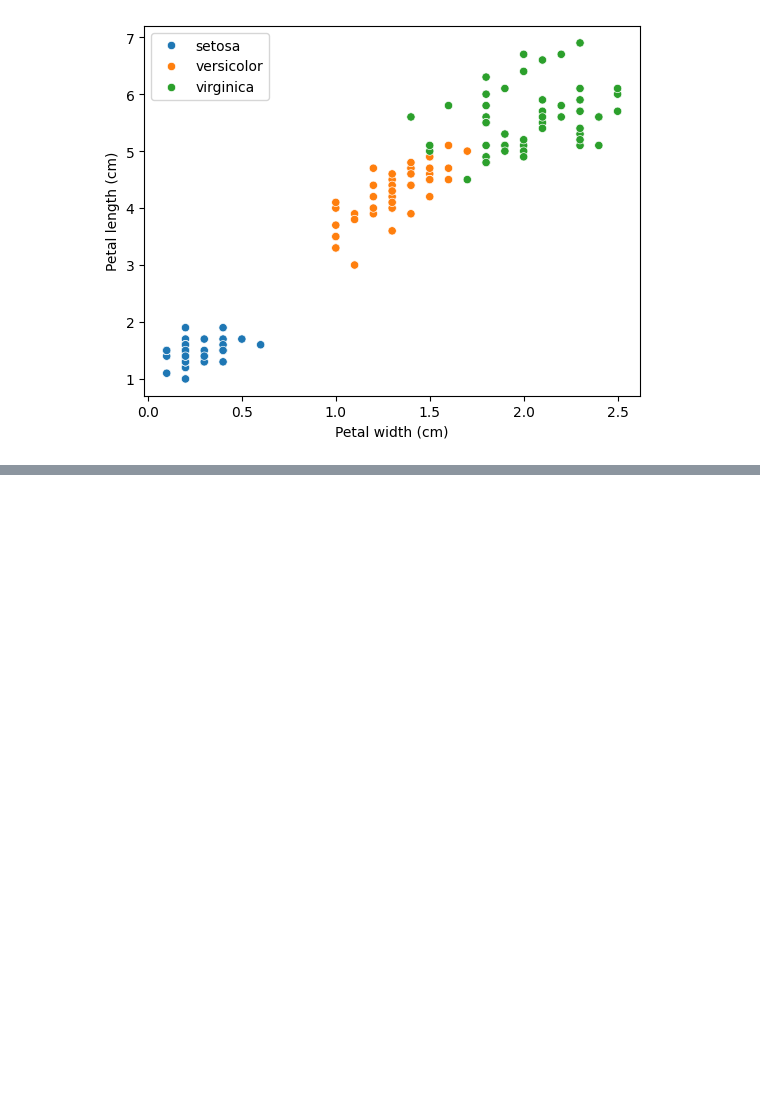
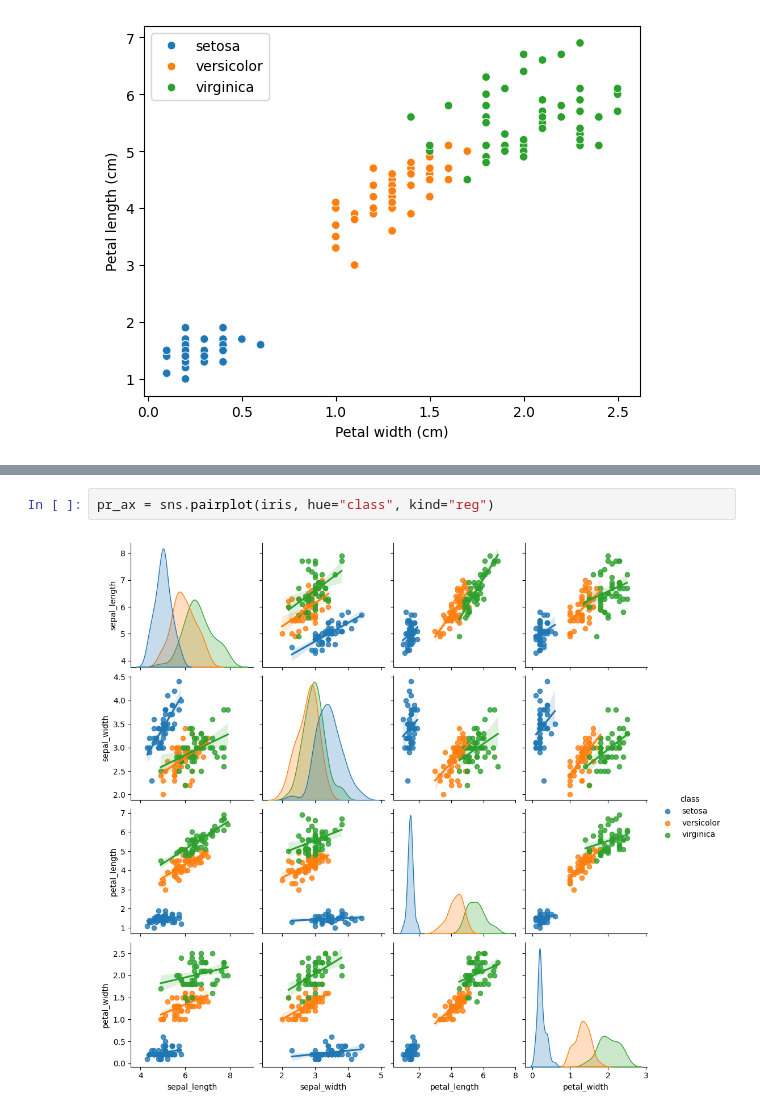
Before and after one commit to Crudeerz/Statistik-Rasmus-Berghall, a Jupyter notebook: Assignment/Code/analysis.ipynb, the cells around one changed output, grey strips where cells are left out. Cells and saved outputs as stored; diff of their text form; blank space fills up the shorter version.

Commit message:
Add pairplot

```diff
--- a/Assignment/Code/analysis.ipynb
+++ b/Assignment/Code/analysis.ipynb
@@ -196,0 +222,4 @@ p_box
+# %%
+pr_ax = sns.pairplot(iris, hue="class", kind="reg")
+# %% [output]
+[figure, added]
```
Also changed, not shown: parts of 8 cells of this notebook, 2 other files.
